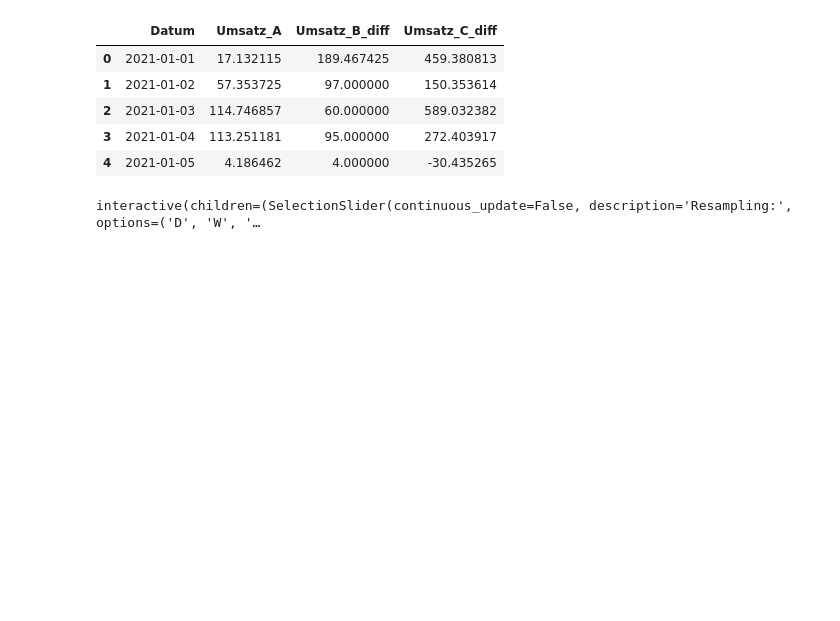
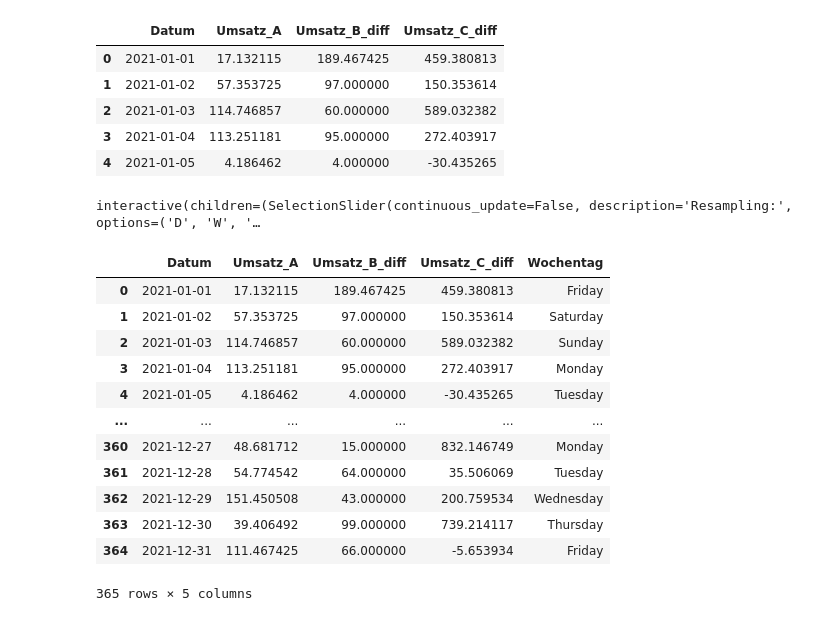
Before and after one commit to Wolfhardt/Praxisprojekt_Modul_2.2_Breakout2, a Jupyter notebook: Visual_Ausland.ipynb, the cells around one changed output. Cells and saved outputs as stored; diff of their text form; code cells hidden in the pictures; blank space fills up the shorter version.

```diff
--- a/Visual_Ausland.ipynb
+++ b/Visual_Ausland.ipynb
@@ -68,3 +69,22 @@ resampling_slider = widgets.SelectionSlider(
 widgets.interactive(resample_and_plot, resampling_freq=resampling_slider)
 # %% [output]
 interactive(children=(SelectionSlider(continuous_update=False, description='Resampling:', options=('D', 'W', '…
+# %%
+ausland_wochentage['Datum'] = pd.to_datetime(ausland_wochentage['Datum'])
+
+ausland_wochentage['Wochentag'] = ausland_wochentage['Datum'].dt.strftime('%A')
+ausland_wochentage
+# %% [output]
+|  | Datum | Umsatz_A | Umsatz_B_diff | Umsatz_C_diff | Wochentag |
+| 0 | 2021-01-01 | 17.132115 | 189.467425 | 459.380813 | Friday |
+| 1 | 2021-01-02 | 57.353725 | 97.000000 | 150.353614 | Saturday |
+| 2 | 2021-01-03 | 114.746857 | 60.000000 | 589.032382 | Sunday |
+| 3 | 2021-01-04 | 113.251181 | 95.000000 | 272.403917 | Monday |
+| 4 | 2021-01-05 | 4.186462 | 4.000000 | -30.435265 | Tuesday |
+| ... | ... | ... | ... | ... | ... |
+| 360 | 2021-12-27 | 48.681712 | 15.000000 | 832.146749 | Monday |
+| 361 | 2021-12-28 | 54.774542 | 64.000000 | 35.506069 | Tuesday |
+| 362 | 2021-12-29 | 151.450508 | 43.000000 | 200.759534 | Wednesday |
+| 363 | 2021-12-30 | 39.406492 | 99.000000 | 739.214117 | Thursday |
+| 364 | 2021-12-31 | 111.467425 | 66.000000 | -5.653934 | Friday |
+365 rows × 5 columns
```
Also changed, not shown: parts of 7 cells of this notebook.
